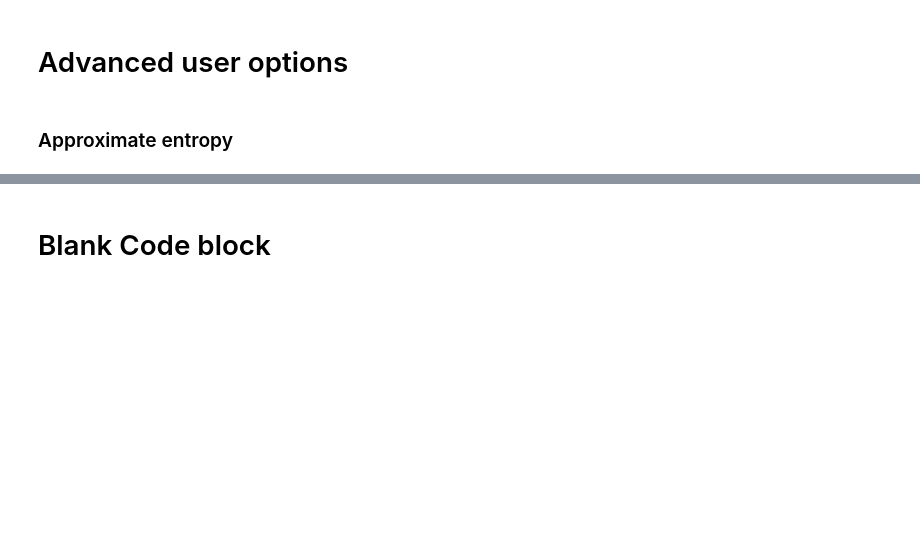
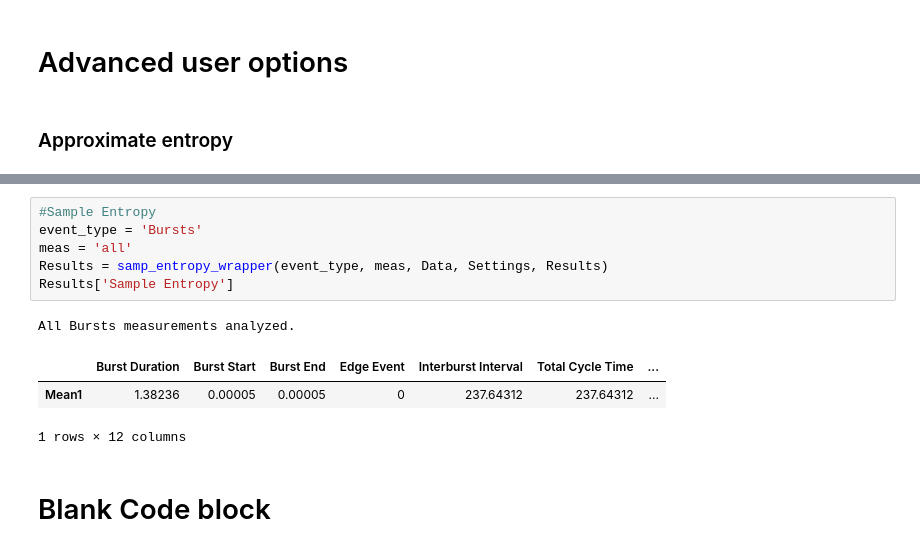
Before and after one commit to drcgw/bass, a Jupyter notebook: Single Wave- Interactive.ipynb, the cells around one changed output, grey strips where cells are left out. Drawn from its saved outputs; the diff is of its cells as text; blank space fills up the shorter version.

```diff
--- a/Single Wave- Interactive.ipynb
+++ b/Single Wave- Interactive.ipynb
@@ -433,3 +547,14 @@ except ImportError:
+# %%
+#Sample Entropy
+event_type = 'Bursts'
+meas = 'all'
+Results = samp_entropy_wrapper(event_type, meas, Data, Settings, Results)
+Results['Sample Entropy']
+# %% [output]
+All Bursts measurements analyzed.
+|  | Burst Duration | Burst Start | Burst End | Edge Event | Interburst Interval | Total Cycle Time | ... |
+| Mean1 | 1.38236 | 0.00005 | 0.00005 | 0 | 237.64312 | 237.64312 | ... |
+1 rows × 12 columns
 # %% [markdown]
 # Blank Code block
 # %% [markdown]
```
Also changed, not shown: parts of 18 cells of this notebook, 2 other files.
